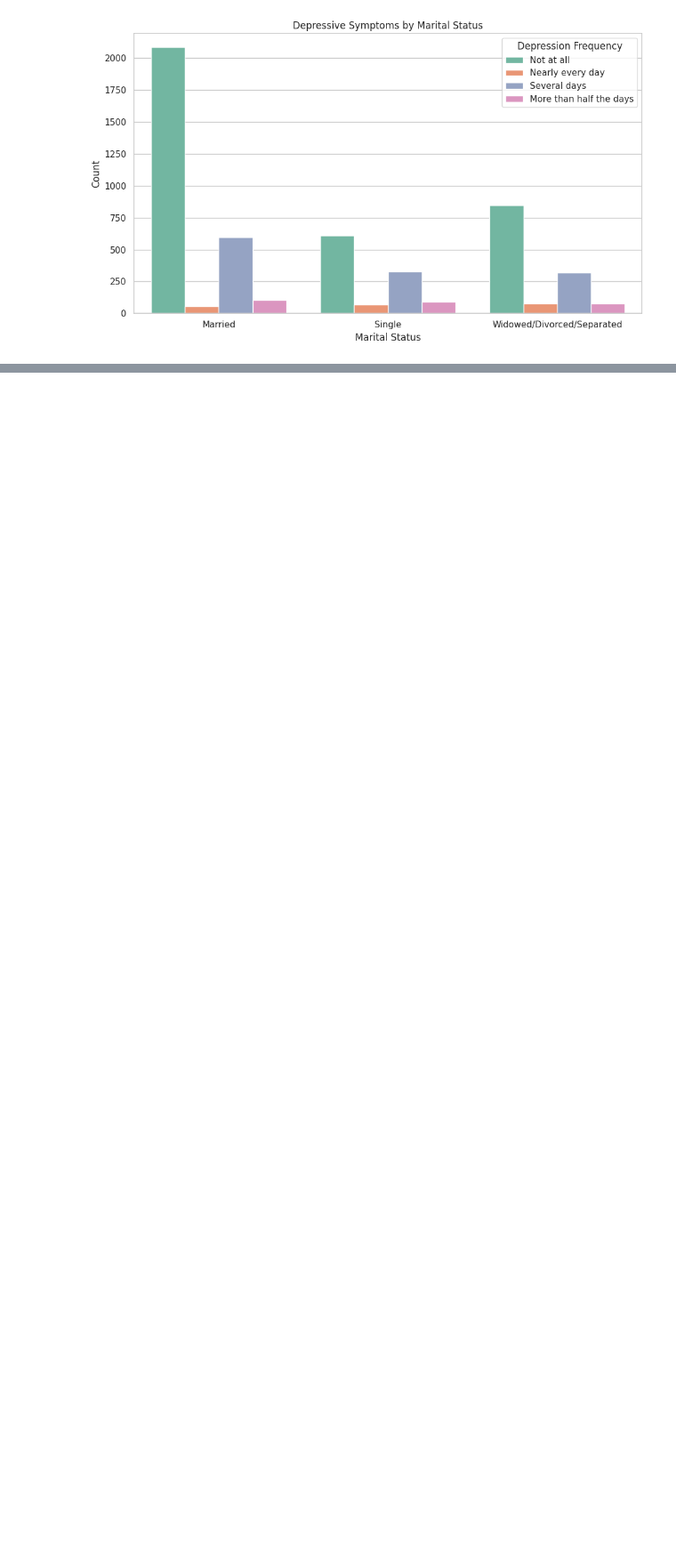
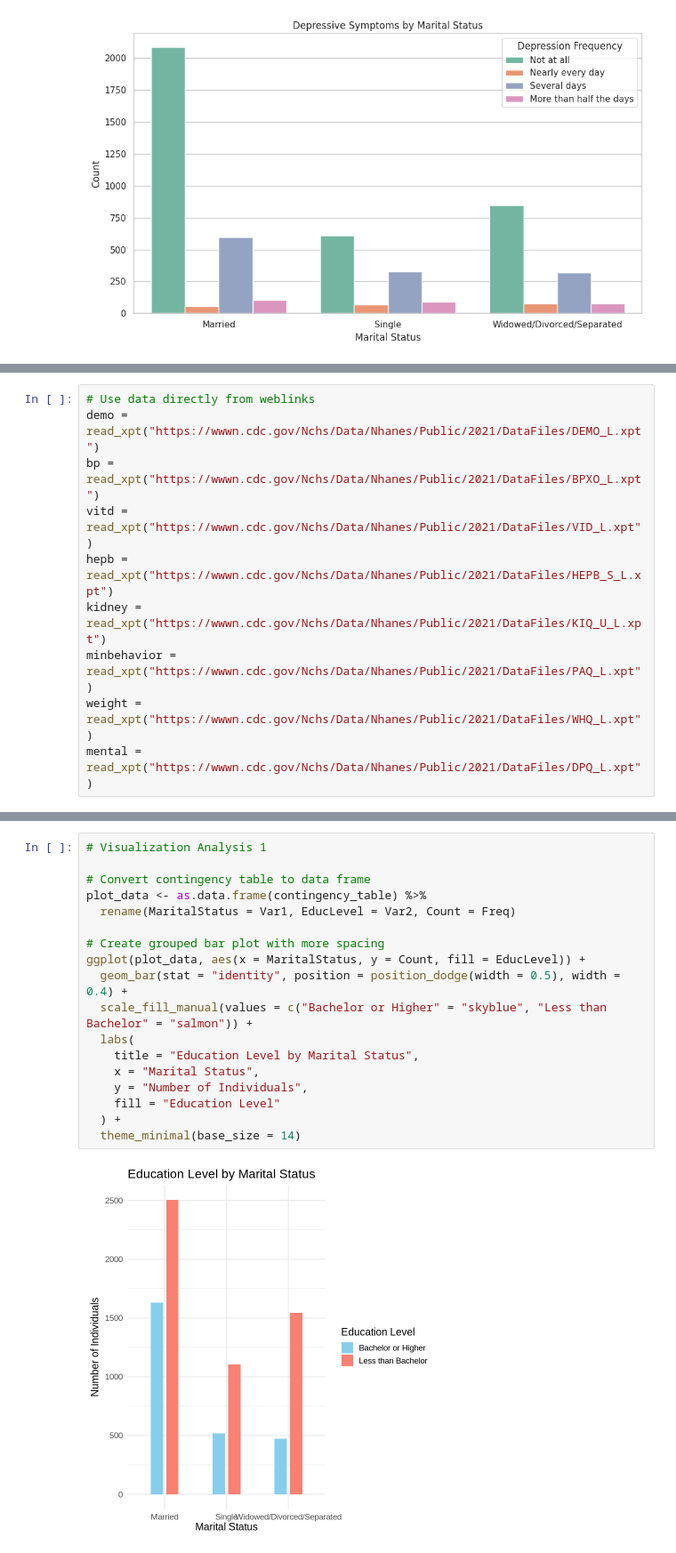
Before and after one commit to paulquimbo/nhanes_inferential_2021_23, a Jupyter notebook: nhanes_inferential.ipynb, the cells around one changed output, grey strips where cells are left out. Shown at 89% size. Drawn from its saved outputs; the diff is of its cells as text; blank space fills up the shorter version.

```diff
--- a/nhanes_inferential.ipynb
+++ b/nhanes_inferential.ipynb
@@ -552,0 +584,10 @@ plt.show()
+# %%
+# Use data directly from weblinks
+demo = read_xpt("https://wwwn.cdc.gov/Nchs/Data/Nhanes/Public/2021/DataFiles/DEMO_L.xpt")
+bp = read_xpt("https://wwwn.cdc.gov/Nchs/Data/Nhanes/Public/2021/DataFiles/BPXO_L.xpt")
+vitd = read_xpt("https://wwwn.cdc.gov/Nchs/Data/Nhanes/Public/2021/DataFiles/VID_L.xpt")
+hepb = read_xpt("https://wwwn.cdc.gov/Nchs/Data/Nhanes/Public/2021/DataFiles/HEPB_S_L.xpt")
+kidney = read_xpt("https://wwwn.cdc.gov/Nchs/Data/Nhanes/Public/2021/DataFiles/KIQ_U_L.xpt")
+minbehavior = read_xpt("https://wwwn.cdc.gov/Nchs/Data/Nhanes/Public/2021/DataFiles/PAQ_L.xpt")
+weight = read_xpt("https://wwwn.cdc.gov/Nchs/Data/Nhanes/Public/2021/DataFiles/WHQ_L.xpt")
+mental = read_xpt("https://wwwn.cdc.gov/Nchs/Data/Nhanes/Public/2021/DataFiles/DPQ_L.xpt")
@@ -552,0 +649,20 @@ plt.show()
+# %%
+# Visualization Analysis 1
+
+# Convert contingency table to data frame
+plot_data <- as.data.frame(contingency_table) %>%
+  rename(MaritalStatus = Var1, EducLevel = Var2, Count = Freq)
+
+# Create grouped bar plot with more spacing
+ggplot(plot_data, aes(x = MaritalStatus, y = Count, fill = EducLevel)) +
+  geom_bar(stat = "identity", position = position_dodge(width = 0.5), width = 0.4) +
+  scale_fill_manual(values = c("Bachelor or Higher" = "skyblue", "Less than Bachelor" = "salmon")) +
+  labs(
+    title = "Education Level by Marital Status",
+    x = "Marital Status",
+    y = "Number of Individuals",
+    fill = "Education Level"
+  ) +
+  theme_minimal(base_size = 14)
+# %% [output]
+[figure, added]
```
Also changed, not shown: parts of 16 cells of this notebook.
